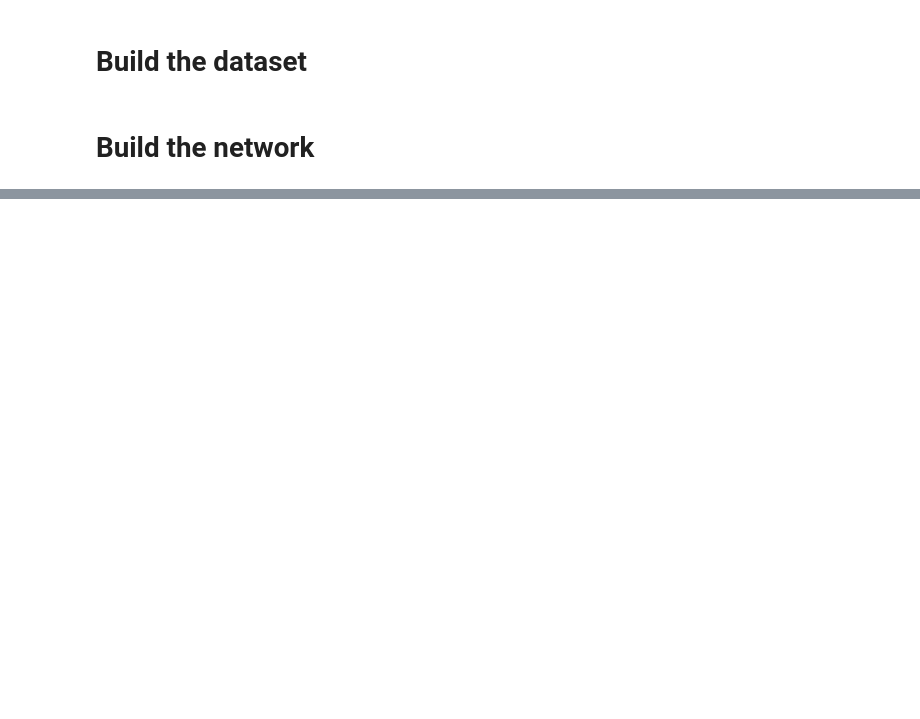
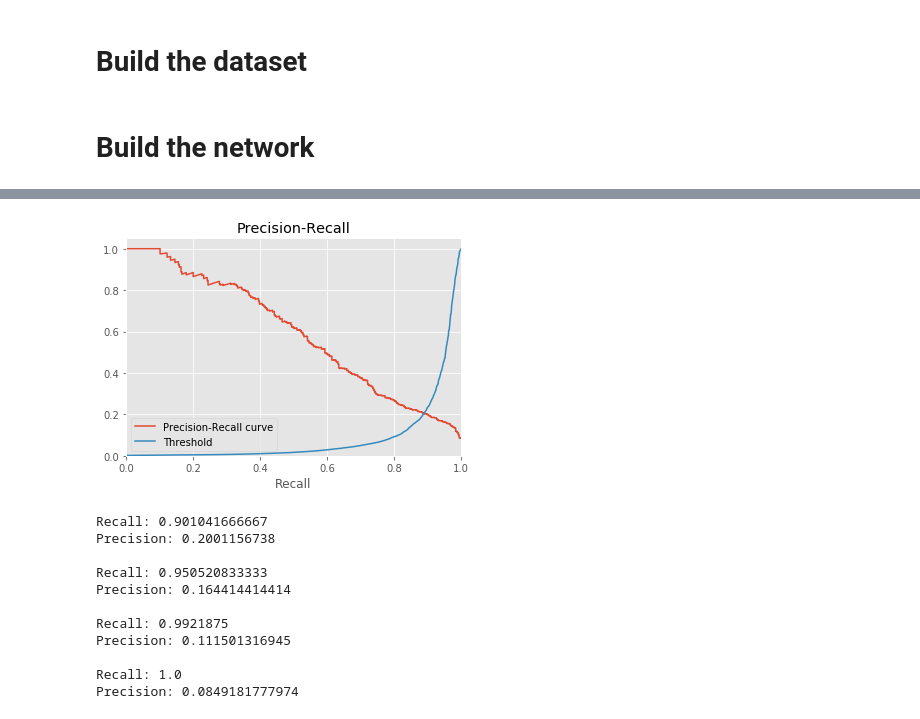
Before and after one commit to Aelphy/buldozer_revenge, a Jupyter notebook: evals/VGG.ipynb, the cells around one changed output, grey strips where cells are left out. Cells and saved outputs as stored; diff of their text form; code cells hidden in the pictures; blank space fills up the shorter version.

```diff
--- a/evals/VGG.ipynb
+++ b/evals/VGG.ipynb
@@ -172,0 +208,3 @@ buldozer.evaluate(X_y[1][:100], X_y[-1][:100])
+# %%
+vgg = VGG([1, 350, 500])
+vgg.perform_compilation(3)
@@ -172,0 +219,6 @@ buldozer.evaluate(X_y[1][:100], X_y[-1][:100])
+# %%
+learn(vgg,
+      X_y,
+      watches=['obj', 'recall', 'precision', 'accuracy'],
+      num_epochs=10000, batch_size=100
+)
@@ -172,0 +247,44 @@ buldozer.evaluate(X_y[1][:100], X_y[-1][:100])
+# %%
+import theano
+
+get_target = theano.function([vgg.targets], vgg.target_output)
+
+def draw_precision_recall(network, x_val, y_val):
+    prediction = network.predict(x_val)
+    target = get_target(y_val)
+
+    precision, recall, thr = precision_recall_curve(target.ravel(), prediction.ravel())
+
+    # Plot Precision-Recall curve
+    plt.clf()
+    plt.plot(recall, precision, label='Precision-Recall curve')
+    plt.plot(np.arange(thr.shape[0]) / (thr.shape[0] + 1e-6), thr, label='Threshold')
+    plt.xlabel('Recall')
+    plt.ylim([0.0, 1.05])
+    plt.xlim([0.0, 1.0])
+    plt.title('Precision-Recall')
+    plt.legend(loc='best')
+    plt.show()
+
+    for r in [0.90, 0.95, 0.99, 0.999]:
+        print 'Recall:', recall[np.max(np.where(recall >= r))]
+        print 'Precision:', precision[np.max(np.where(recall >= r))]
+        print
+# %%
+vgg.load('../weights', 'vgg5')
+# %%
+%matplotlib inline
+draw_precision_recall(vgg, X_y[1][:100], X_y[-1][:100])
+# %% [output]
+[figure, added]
+Recall: 0.901041666667
+Precision: 0.2001156738
+
+Recall: 0.950520833333
+Precision: 0.164414414414
+
+Recall: 0.9921875
+Precision: 0.111501316945
+
+Recall: 1.0
+Precision: 0.0849181777974
```
Also changed, not shown: parts of 20 cells of this notebook, 16 other files.
